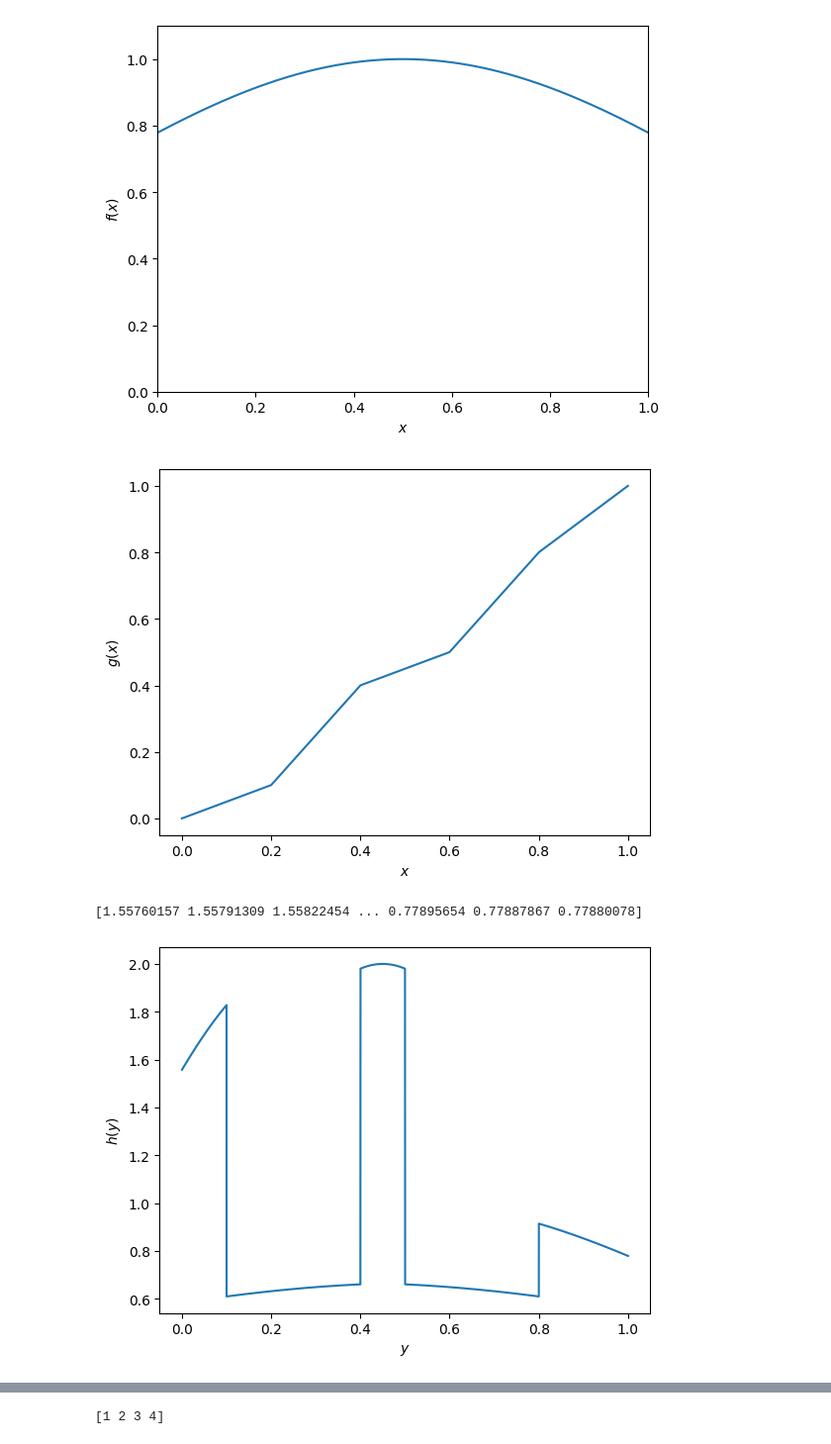
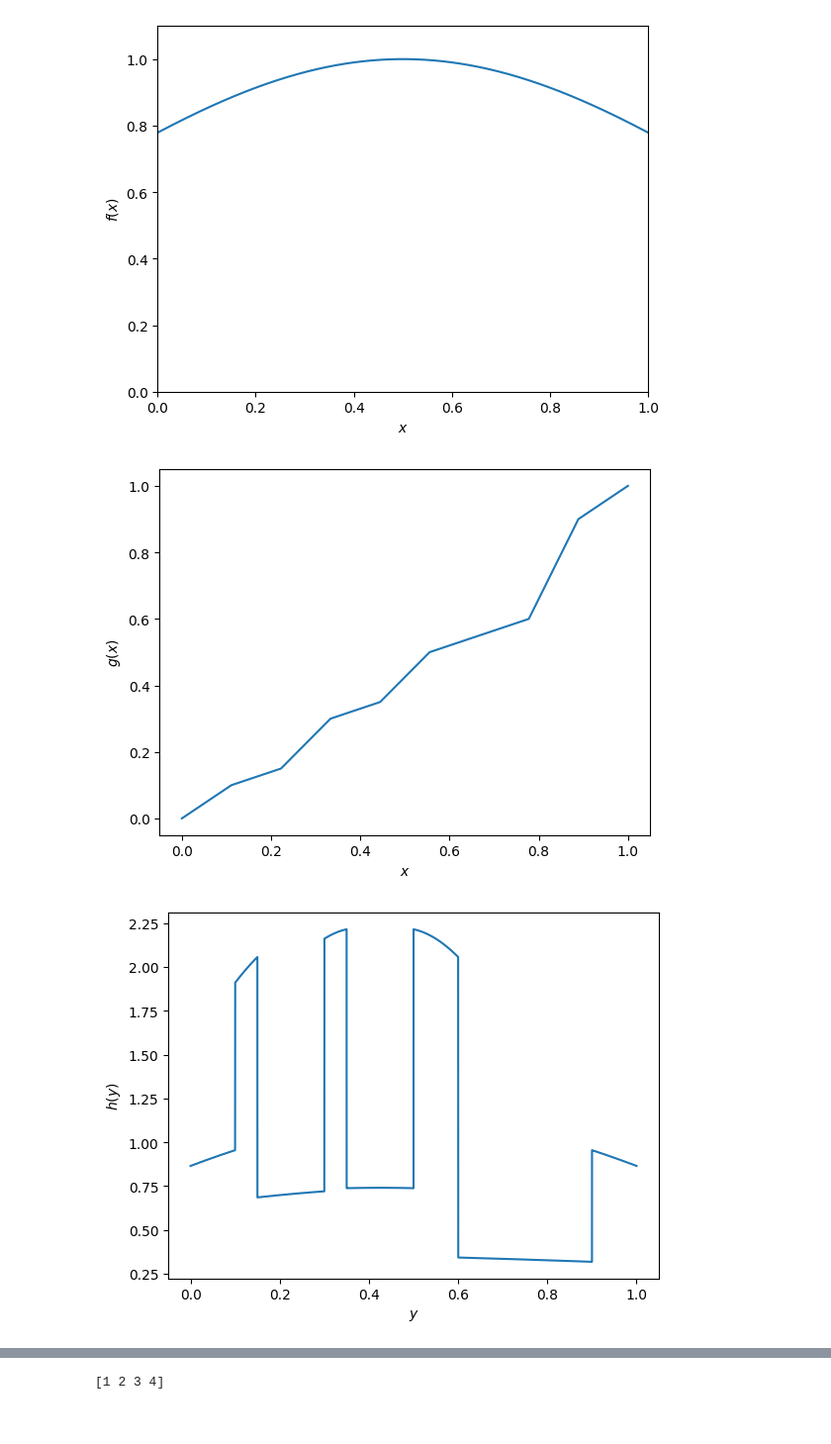
Before and after one commit to alracey/level4-project, a Jupyter notebook: 1d_piecewise_extended.ipynb, the cells around one changed output, grey strips where cells are left out. Shown at 99% size. Cells and saved outputs as stored; diff of their text form; code cells hidden in the pictures.

```diff
--- a/1d_piecewise_extended.ipynb
+++ b/1d_piecewise_extended.ipynb
@@ -26,7 +26,12 @@ x_bins = np.linspace(0, 1, K+1)   #edges
 #y_initial = np.linspace(0, 1, K+1)    #(K+1) heights; (K-1) parameters
 # %%
 def g_new(x, y_params):
+
+  #bins
+  K = len(y_params) + 1
+
   #using given params, append 0 and 1 to the ends
+  x_bins = np.linspace(0, 1, K+1)
   ys = np.concatenate(([0.0], y_params, [1.0]))
 
   #find the correct bin indices i for each x value
@@ -42,54 +47,58 @@ def g_new(x, y_params):
 
   return y_left + ((y_right - y_left) / (x_right - x_left)) * (x - x_left)
 
-test = g_new(xs, np.array([0.1, 0.4, 0.5, 0.8]))
+test = g_new(xs, np.array([0.1, 0.15, 0.3, 0.35, 0.5, 0.55, 0.6, 0.9]))
 plt.plot(xs, test)
 plt.xlabel("$x$")
 plt.ylabel("$g(x)$")
 plt.show()
 # %% [output]
-[figure, old version]
+[figure, new version]
 # %%
 def transformed_f_new(y, y_params):
 
+  #bins
+  K = len(y_params) + 1
 
   #using given params, append 0 and 1 to the ends
+  x_bins = np.linspace(0, 1, K+1)
   ys = np.concatenate(([0.0], y_params, [1.0]))
 
   #find the correct bin indices i for each y value
-  j_values = np.minimum((np.searchsorted(ys, y) - 1), K - 1)    # Ensures indices are within the valid range [0, K-1]
-
+  #j_values = np.minimum((np.searchsorted(ys, y) - 1), K - 1)    # Ensures indices are within the valid range [0, K-1]
+  j_values = np.searchsorted(ys, y) - 1
+  j_values = np.clip(j_values, 0, K-1)
+  #ensure exact y==1 map to last bin
+  j_values = np.where(y == 1.0, K-1, j_values)
   #compute the edges
   x_left = x_bins[j_values]
   x_right = x_bins[j_values + 1]
   y_left = ys[j_values]
   y_right = ys[j_values + 1]
 
   def g_inv_new(y):
 
     return x_left + ((x_right - x_left) / (y_right - y_left)) * (y - y_left)
 
   def jacobians(x_left, x_right, y_left, y_right):
 
     return (x_right - x_left) / (y_right - y_left)
 
   arg = g_inv_new(y)
   jac = jacobians(x_left, x_right, y_left, y_right)
 
   return f(arg) * jac
 
 
 y_test = np.linspace(1e-10, 1, 10000)
-test_params = np.array([0.1, 0.4, 0.5, 0.8])
+test_params = np.array([0.1, 0.15, 0.3, 0.35, 0.5, 0.55, 0.6, 0.9])
 transform_test = transformed_f_new(y_test, test_params)
-print(transform_test)
 plt.plot(y_test, transform_test)
 plt.xlabel("$y$")
 plt.ylabel("$h(y)$")
 plt.show()
 # %% [output]
-[1.55760157 1.55791309 1.55822454 ... 0.77895654 0.77887867 0.77880078]
-[figure, old version]
+[figure, new version]
 # %%
 #integration preservation checks
 
```
Also changed, not shown: parts of 8 cells of this notebook.
